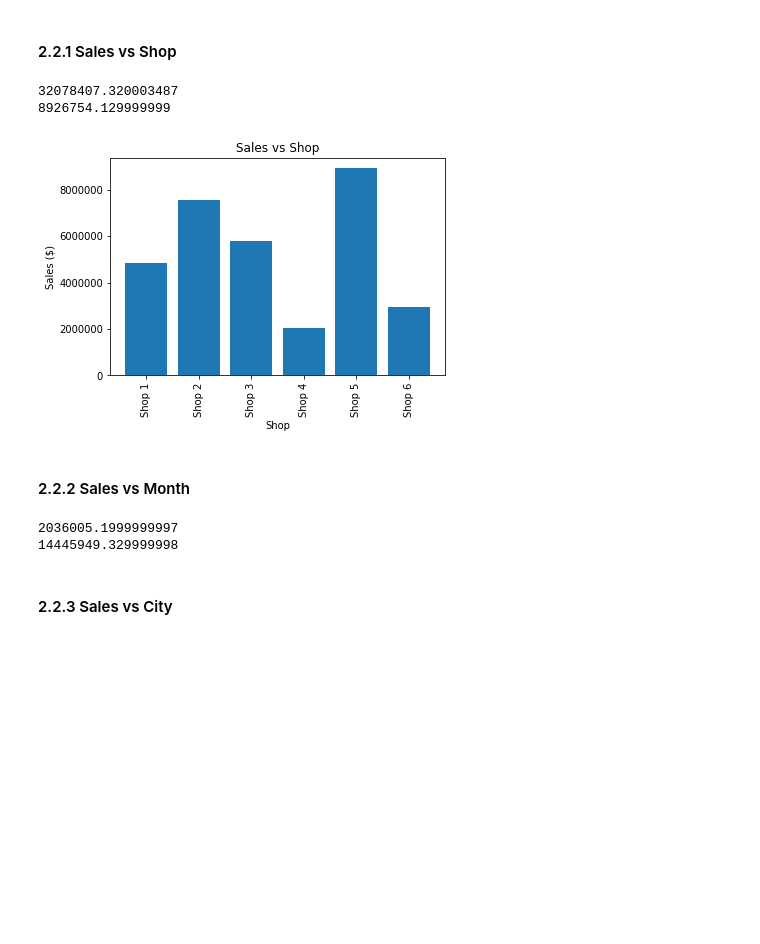
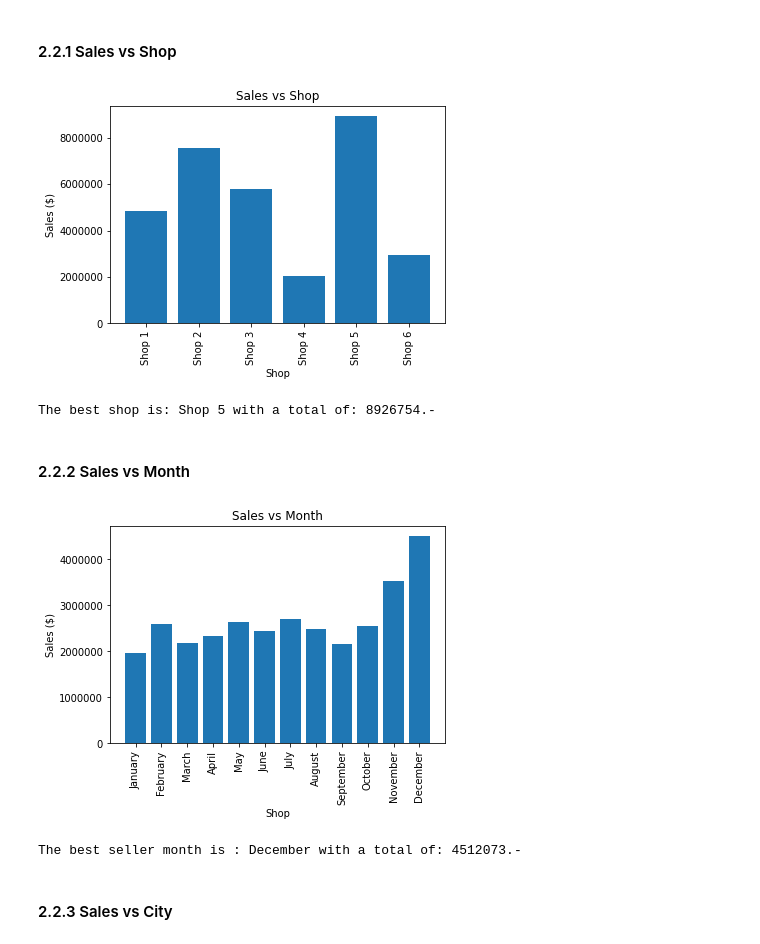
Before and after one commit to sebaahoue/Master-MSE---labos, a Jupyter notebook: DataMgmt/lab4/work/index.ipynb, the cells around one changed output. Cells and saved outputs as stored; diff of their text form; code cells hidden in the pictures; blank space fills up the shorter version.

Commit message:
Tous les graphique sauf le dernier

```diff
--- a/DataMgmt/lab4/work/index.ipynb
+++ b/DataMgmt/lab4/work/index.ipynb
@@ -187,8 +187,8 @@ shops_list = [df_shop1, df_shop2, df_shop3, df_shop4, df_shop5, df_shop6]
 shops = ['Shop 1', 'Shop 2', 'Shop 3', 'Shop 4', 'Shop 5', 'Shop 6']
 #sales = [(df_shop1['Price Each']*df_shop1['Quantity Ordered']).sum(), (df_shop2['Price Each']*df_shop2['Quantity Ordered']).sum(), 100, (df_shop4['Price Each']*df_shop4['Quantity Ordered']).sum(), (df_shop5['Price Each']*df_shop5['Quantity Ordered']).sum(), 50]
 sales = [(i['Price Each']*i['Quantity Ordered']).sum() for i in shops_list]
-print(sum(sales))
-print((df_shop5['Price Each']*df_shop5['Quantity Ordered']).sum())
+# print(sum(sales))
+# print((df_shop5['Price Each']*df_shop5['Quantity Ordered']).sum())
 
 plt.bar(shops, sales)
 plt.xticks(shops, rotation="vertical")
@@ -197,39 +197,33 @@ plt.title('Sales vs Shop', color='black')
 plt.ylabel('Sales ($)')
 plt.xlabel('Shop')
 plt.show()
+print(F'The best shop is: {shops[pd.Series(sales).idxmax()]} with a total of: {round(max(sales))}.- ')
 # %% [output]
+[figure]
-32078407.320003487
-8926754.129999999
+The best shop is: Shop 5 with a total of: 8926754.-
-[figure]
 # %% [markdown]
 #### 2.2.2 Sales vs Month
 # %%
-##MARCHE PAS ENCORE
 
-shops_list = [df_shop1, df_shop2, df_shop4]
+
+shops_list = [df_shop1, df_shop2, df_shop3, df_shop4, df_shop5, df_shop6]
 month = ['January', 'February', 'March', 'April', 'May', 'June', 'July', 'August', 'September', 'October', 'November', 'December']
-sales = [0] * len(month)
-test = [0] * len(shops_list)
-j = 0
-for shop in shops_list:
-    test[j] = (shop['Price Each']*shop['Quantity Ordered']).sum()
-    for i in range(len(month)):
-        tmp_df = shop[pd.to_datetime(shop['Order Date']).dt.strftime('%B') == month[i]]
-        sales[i]  = (tmp_df['Price Each']*tmp_df['Quantity Ordered']).sum()
-    j+=1
-print(sum(sales))
-print(sum(test))
 
-# sales = [df_shop1['Order Date'].dt.month==, (df_shop2['Price Each']*df_shop2['Quantity Ordered']).sum(), 100, (df_shop4['Price Each']*df_shop4['Quantity Ordered']).sum(), 220, 50]
+sales = [sum([shop.loc[pd.to_datetime(shop['Order Date']).dt.strftime('%B') == m].apply(lambda x : x['Price Each'] * x['Quantity Ordered'], axis=1).sum() for shop in shops_list]) for m in month]
+test = sum([shop.apply(lambda x : x['Price Each'] * x['Quantity Ordered'], axis=1).sum() for shop in shops_list])    #Only for testing
 
-# plt.bar(shops, sales)
-# plt.xticks(shops, rotation="vertical")
-# plt.ticklabel_format(style='plain', axis='y')
-# plt.title('Sales vs Shop', color='black')
-# plt.ylabel('Sales ($)')
-# plt.xlabel('Shop')
+assert round(sum(sales)) == round(test) # Assert that sum of month is equal to sum of every sell in every shops for every times
+
+plt.bar(month, sales)
+plt.xticks(month, rotation="vertical")
+plt.ticklabel_format(style='plain', axis='y')
+plt.title('Sales vs Month', color='black')
+plt.ylabel('Sales ($)')
+plt.xlabel('Shop')
+plt.show()
+print(F'The best seller month is : {month[pd.Series(sales).idxmax()]} with a total of: {round(max(sales))}.- ')
 # %% [output]
+[figure, added]
-2036005.1999999997
-14445949.329999998
+The best seller month is : December with a total of: 4512073.-
 # %% [markdown]
 #### 2.2.3 Sales vs City
```
Also changed, not shown: parts of 3 cells of this notebook.
